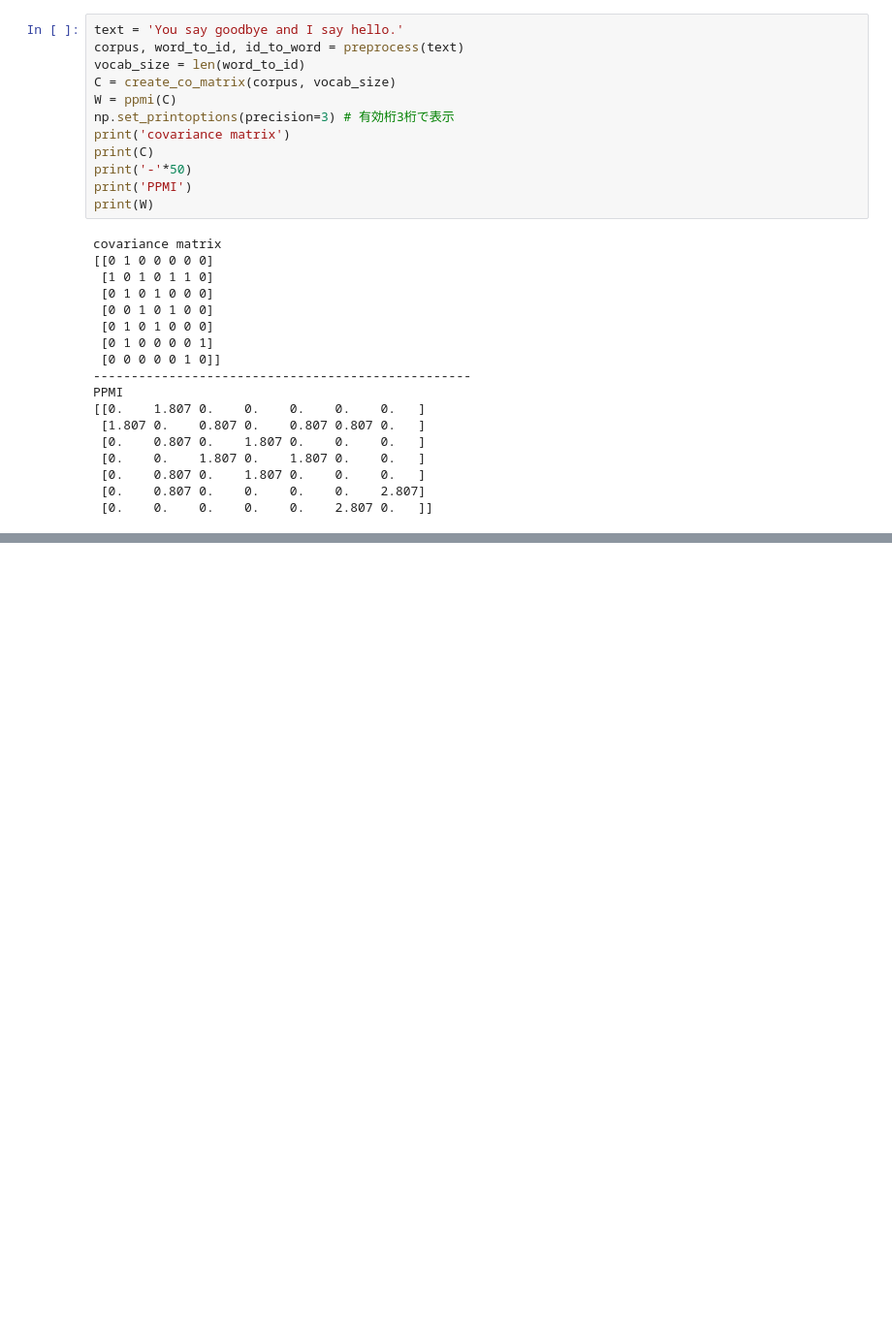
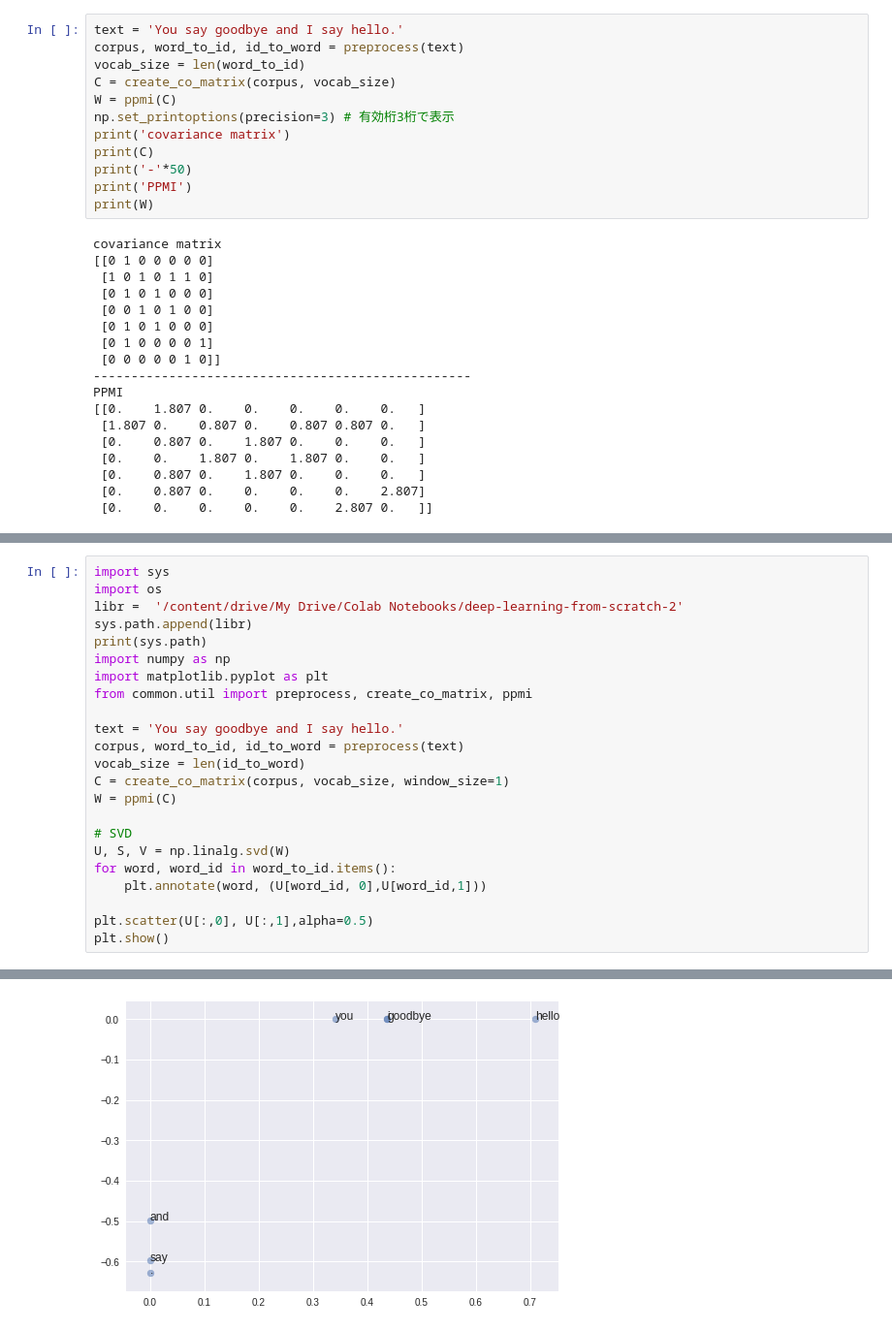
Before and after one commit to modeverv/JupyterNotebook, a Jupyter notebook: 20180926.ipynb, the cells around one changed output, grey strips where cells are left out. Shown: that part at 97% size. Drawn from its saved outputs; the diff is of its cells as text; blank space fills up the shorter version.

Commit message:
Colaboratory を使用して作成しました

```diff
--- a/20180926.ipynb
+++ b/20180926.ipynb
@@ -203,0 +226,24 @@ PPMI
+# %%
+import sys
+import os
+libr =  '/content/drive/My Drive/Colab Notebooks/deep-learning-from-scratch-2'
+sys.path.append(libr)
+print(sys.path)
+import numpy as np
+import matplotlib.pyplot as plt
+from common.util import preprocess, create_co_matrix, ppmi
+
+text = 'You say goodbye and I say hello.'
+corpus, word_to_id, id_to_word = preprocess(text)
+vocab_size = len(id_to_word)
+C = create_co_matrix(corpus, vocab_size, window_size=1)
+W = ppmi(C)
+
+# SVD
+U, S, V = np.linalg.svd(W)
+for word, word_id in word_to_id.items():
+    plt.annotate(word, (U[word_id, 0],U[word_id,1]))
+
+plt.scatter(U[:,0], U[:,1],alpha=0.5)
+plt.show()
+# %% [output]
@@ -203,0 +251 @@ PPMI
+[figure, added]
```
Also changed, not shown: parts of 9 cells of this notebook.
